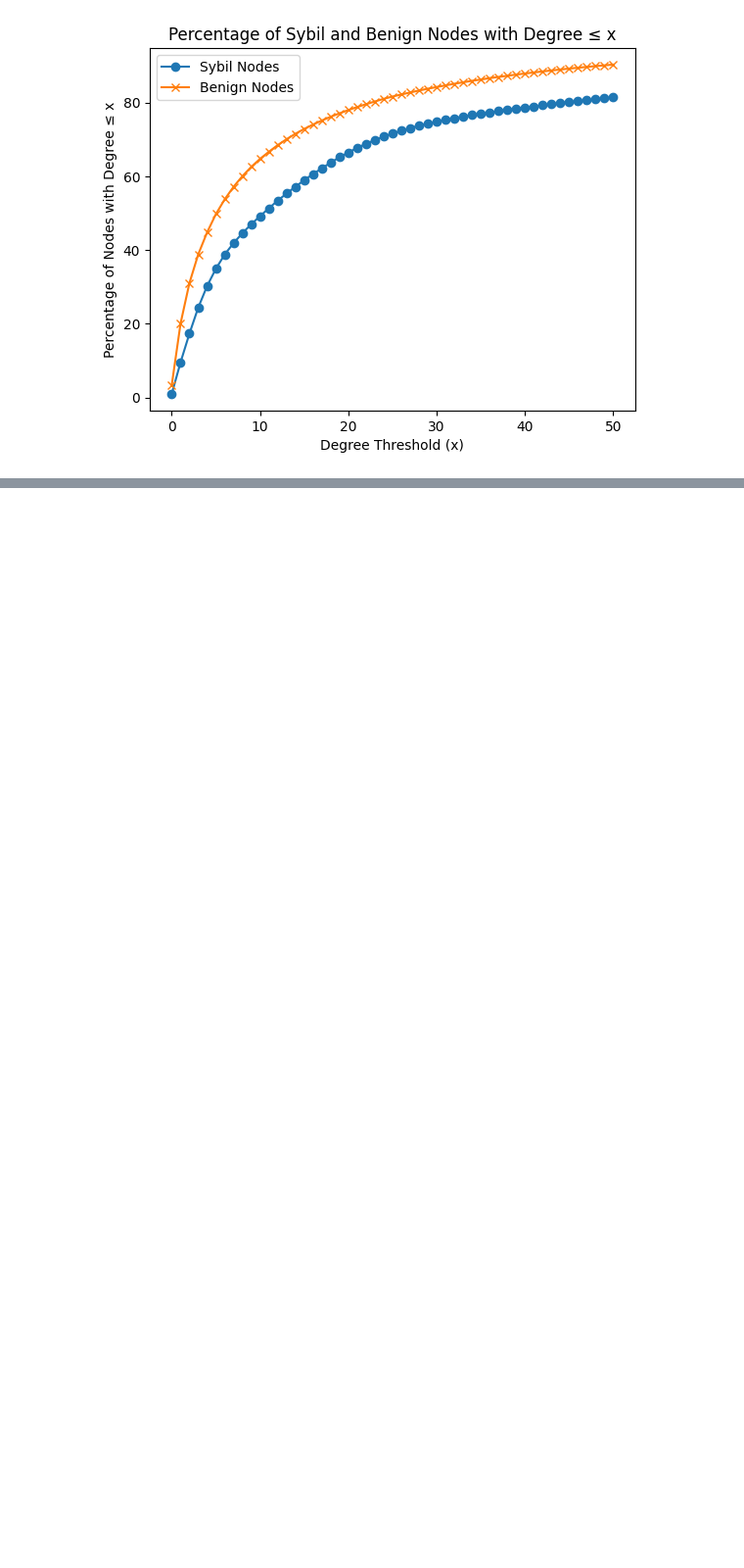
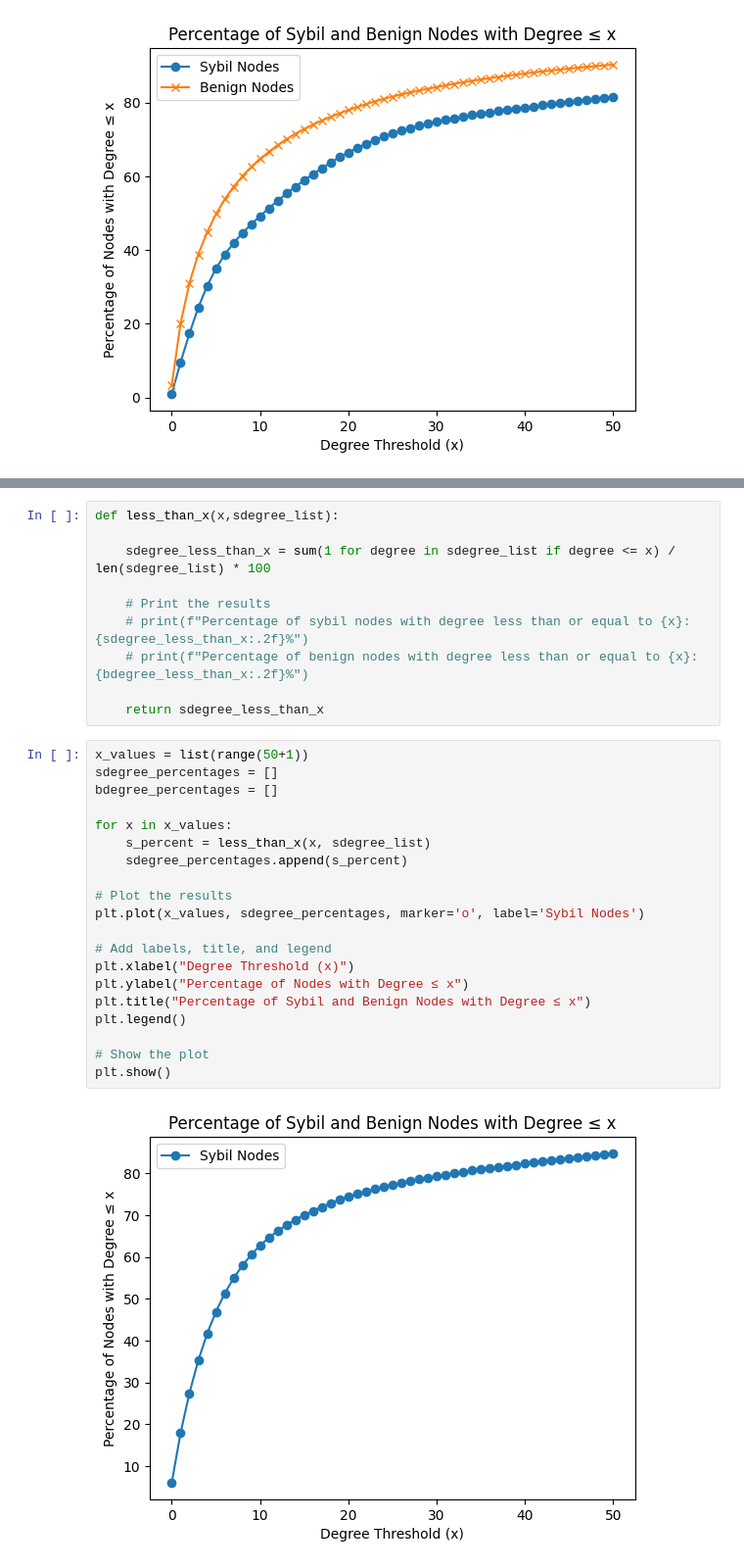
Before and after one commit to aSafarpoor/OSN_FAD, a Jupyter notebook: CLS/Heeb/Twitter_Dataset_analysis_+_seperated_subgraphs.ipynb, the cells around one changed output, grey strips where cells are left out. Shown at 98% size. Cells and saved outputs as stored; diff of their text form; blank space fills up the shorter version.

```diff
--- a/CLS/Heeb/Twitter_Dataset_analysis_+_seperated_subgraphs.ipynb
+++ b/CLS/Heeb/Twitter_Dataset_analysis_+_seperated_subgraphs.ipynb
@@ -352,0 +442,32 @@ plt.show()
+# %%
+def less_than_x(x,sdegree_list):
+
+    sdegree_less_than_x = sum(1 for degree in sdegree_list if degree <= x) / len(sdegree_list) * 100
+
+    # Print the results
+    # print(f"Percentage of sybil nodes with degree less than or equal to {x}: {sdegree_less_than_x:.2f}%")
+    # print(f"Percentage of benign nodes with degree less than or equal to {x}: {bdegree_less_than_x:.2f}%")
+
+    return sdegree_less_than_x
+# %%
+x_values = list(range(50+1))
+sdegree_percentages = []
+bdegree_percentages = []
+
+for x in x_values:
+    s_percent = less_than_x(x, sdegree_list)
+    sdegree_percentages.append(s_percent)
+
+# Plot the results
+plt.plot(x_values, sdegree_percentages, marker='o', label='Sybil Nodes')
+
+# Add labels, title, and legend
+plt.xlabel("Degree Threshold (x)")
+plt.ylabel("Percentage of Nodes with Degree ≤ x")
+plt.title("Percentage of Sybil and Benign Nodes with Degree ≤ x")
+plt.legend()
+
+# Show the plot
+plt.show()
+# %% [output]
+[figure, added]
```
Also changed, not shown: parts of 22 cells of this notebook.
